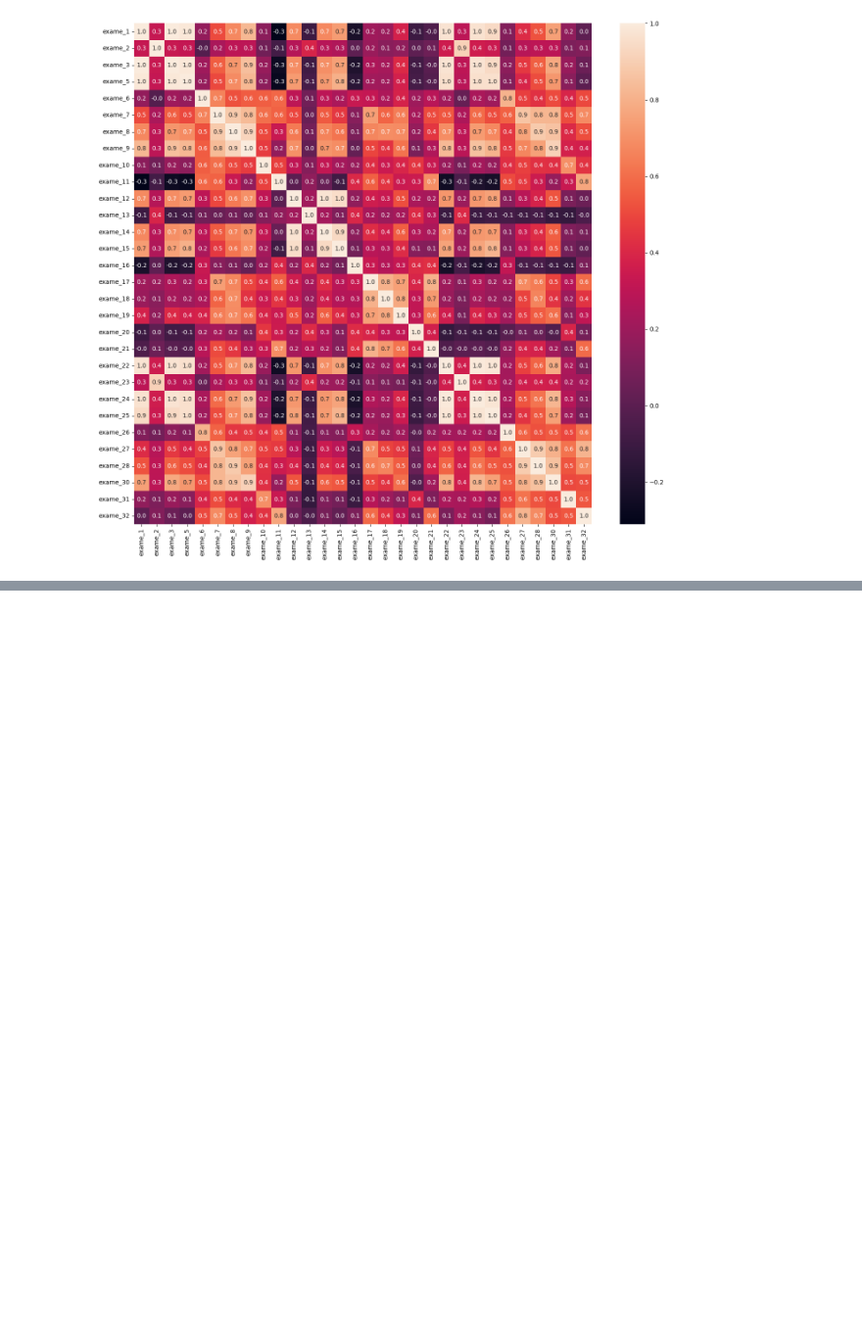
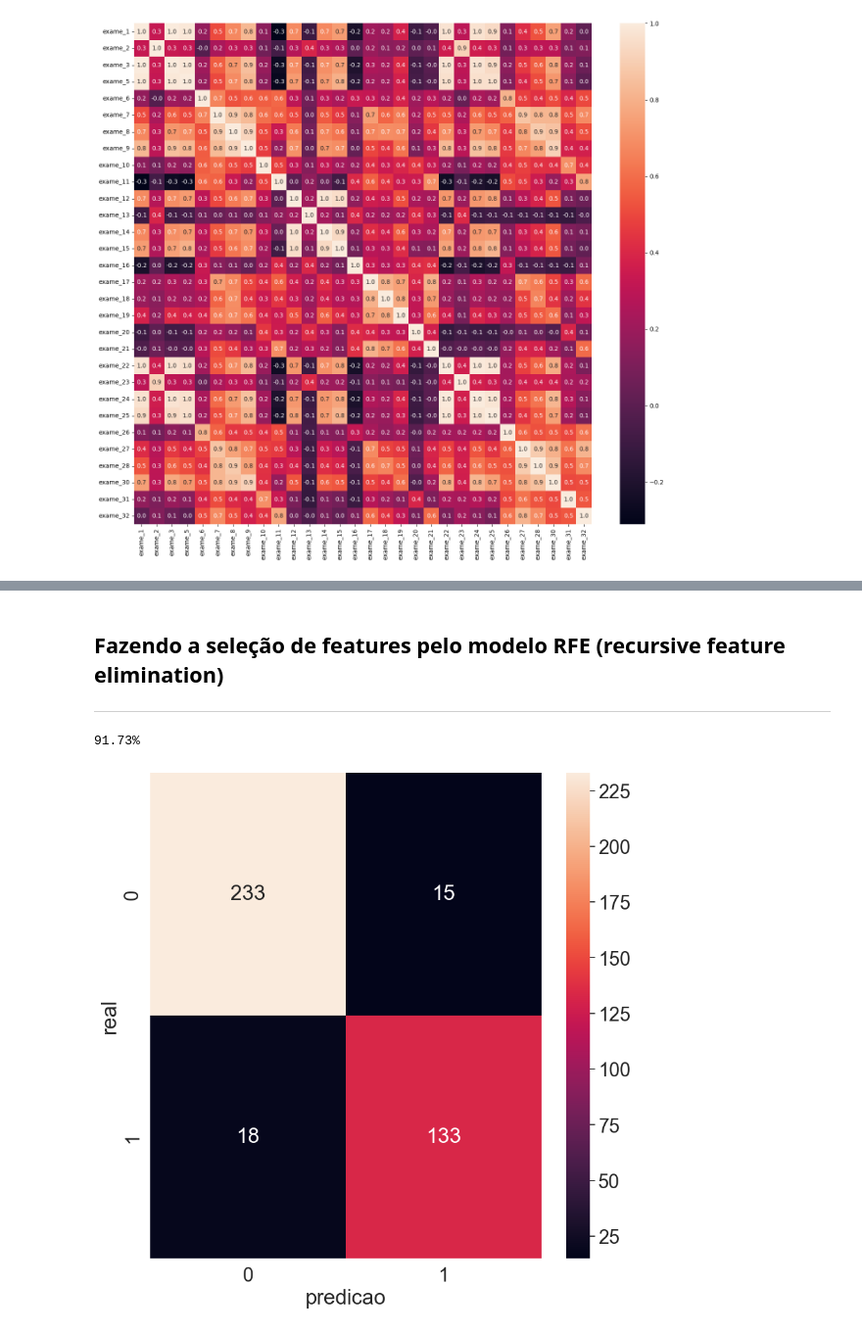
Before and after one commit to Lyarkh/Formacao_Machine_Learning, a Jupyter notebook: machine_learning/3 - lidando_com_dados_de_muitas_dimensoes/tratando_dados_de_muitas_dimensoes.ipynb, the cells around one changed output, grey strips where cells are left out. Shown: that part at 98% size. Drawn from its saved outputs; the diff is of its cells as text; code cells hidden in the pictures; blank space fills up the shorter version.

Commit message:
feat: Fazendo a seleção de features pelo modelo RFE (recursive feature elimination)

```diff
--- a/machine_learning/3 - lidando_com_dados_de_muitas_dimensoes/tratando_dados_de_muitas_dimensoes.ipynb
+++ b/machine_learning/3 - lidando_com_dados_de_muitas_dimensoes/tratando_dados_de_muitas_dimensoes.ipynb
@@ -272,0 +273,29 @@ sns.heatmap(matriz_confusao, annot=True, fmt="d").set(xlabel='predicao', ylabel=
+# %% [markdown]
+## Fazendo a seleção de features pelo modelo RFE (recursive feature elimination)
+---
+# %%
+from sklearn.feature_selection import RFE
+
+treino_x, teste_x, treino_y, teste_y = train_test_split(valores_exames_, diagnostico, train_size=0.3)
+classificador = RandomForestClassifier(n_estimators=100, random_state=1234)
+classificador.fit(treino_x, treino_y)
+
+selecionar_rfe = RFE(estimator=classificador, n_features_to_select=5, step=1)
+selecionar_rfe.fit(treino_x, treino_y)
+
+
+treino_rfe = selecionar_rfe.transform(treino_x)
+teste_rfe = selecionar_rfe.transform(teste_x)
+
+classificador.fit(treino_rfe, treino_y)
+
+
+matriz_confusao = confusion_matrix(teste_y, classificador.predict(teste_rfe))
+plt.figure(figsize=(10, 10))
+sns.set(font_scale=2)
+sns.heatmap(matriz_confusao, annot=True, fmt="d").set(xlabel='predicao', ylabel='real')
+
+print("{:.2%}".format(classificador.score(teste_rfe, teste_y)))
+# %% [output]
+91.73%
+[figure, added]
```
Also changed, not shown: parts of 36 cells of this notebook.
